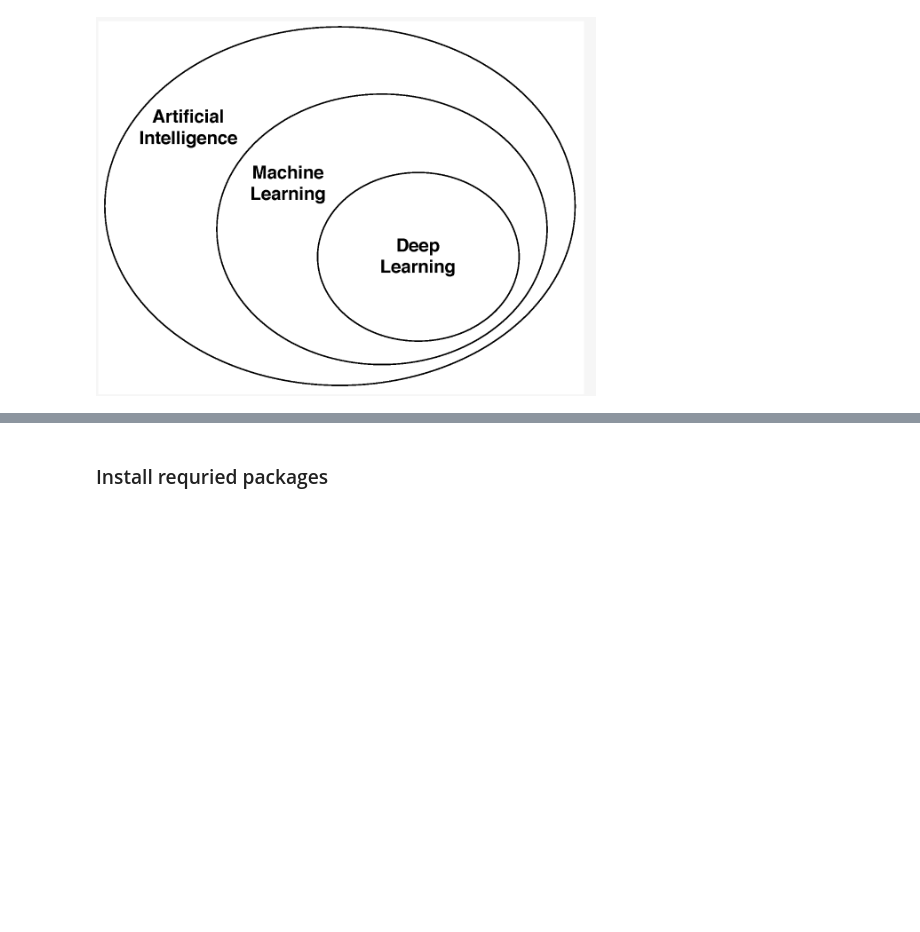
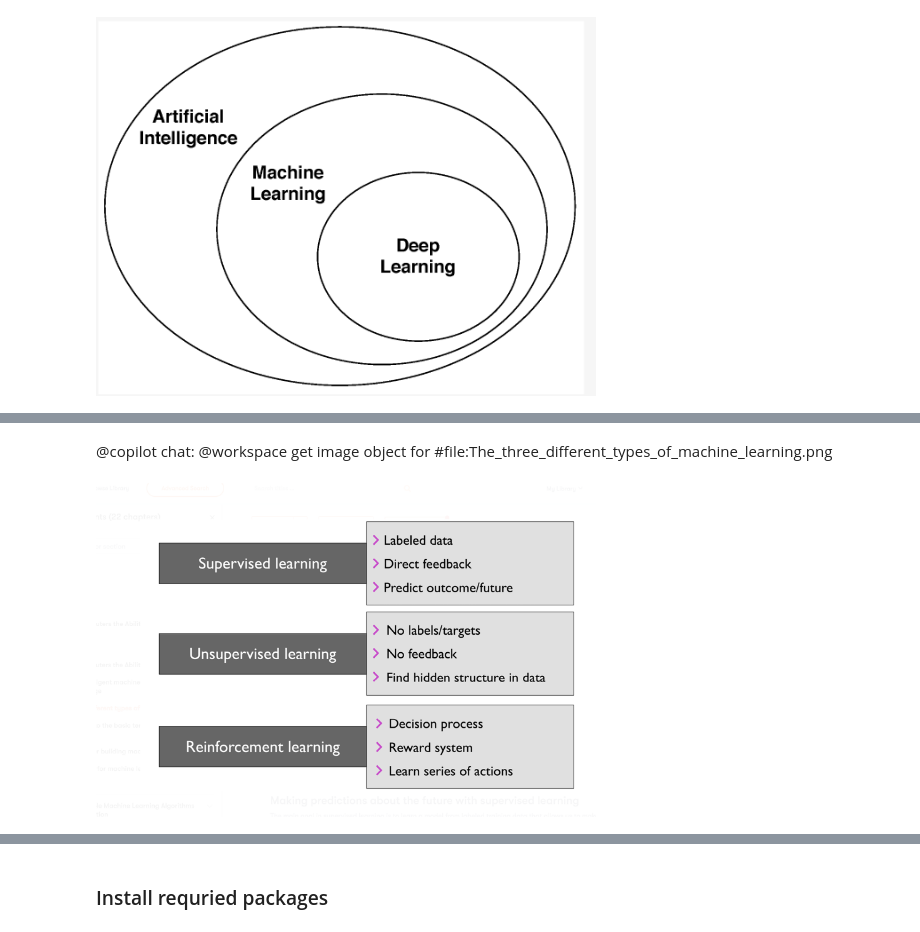
Before and after one commit to trueblood/BinaryClassifcationModel_Example, a Jupyter notebook: fall_detection_perceptron.ipynb, the cells around one changed output, grey strips where cells are left out. Cells and saved outputs as stored; diff of their text form; code cells hidden in the pictures; blank space fills up the shorter version.

```diff
--- a/fall_detection_perceptron.ipynb
+++ b/fall_detection_perceptron.ipynb
@@ -91,0 +141,6 @@ Image(filename='./images/overviewai.png', width=500) # run to display image
+# %% [markdown]
+@copilot chat: @workspace get image object for #file:The_three_different_types_of_machine_learning.png
+# %%
+Image(filename='images/The_three_different_types_of_machine_learning.png', width=500)
+# %% [output]
+[figure, added]
```
Also changed, not shown: parts of 27 cells of this notebook, 3 other files.
